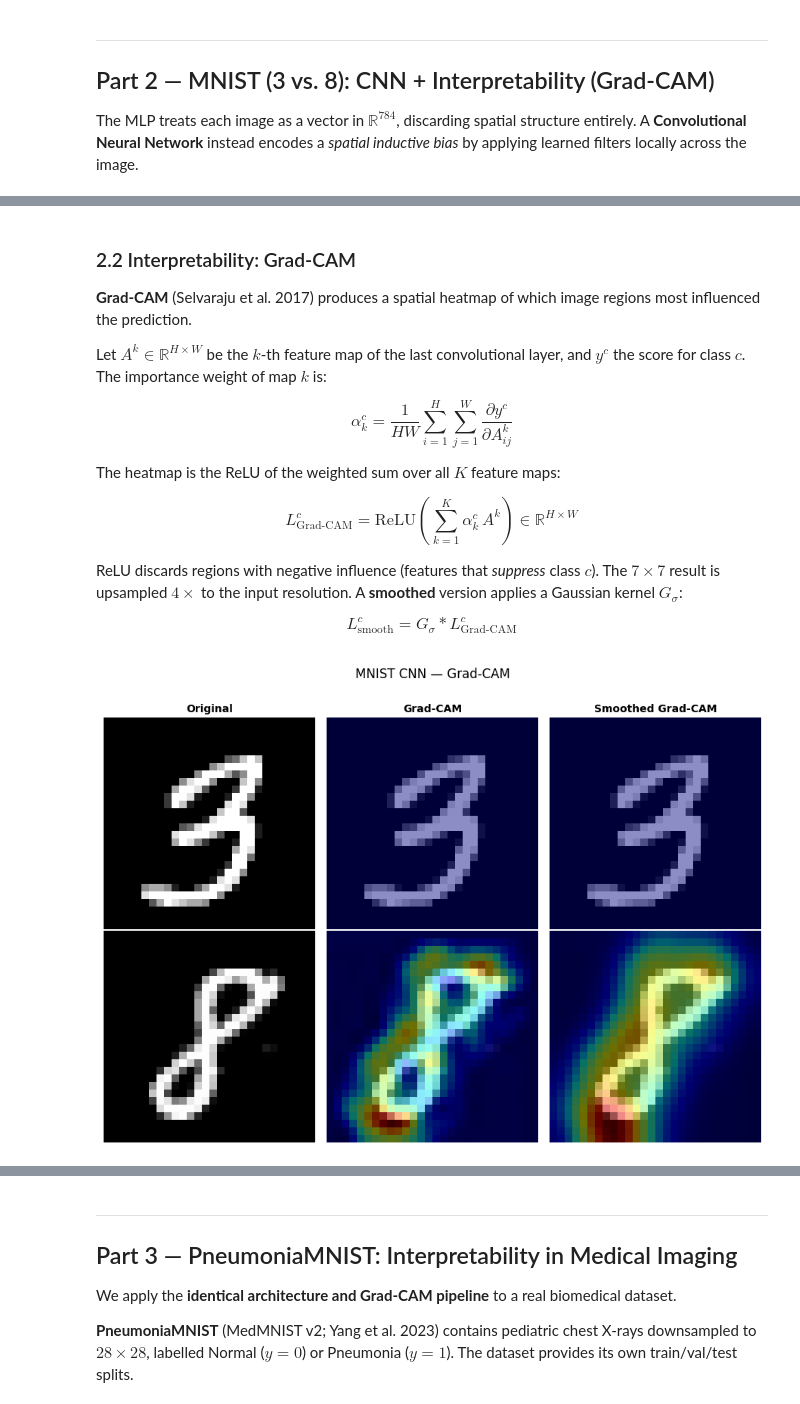
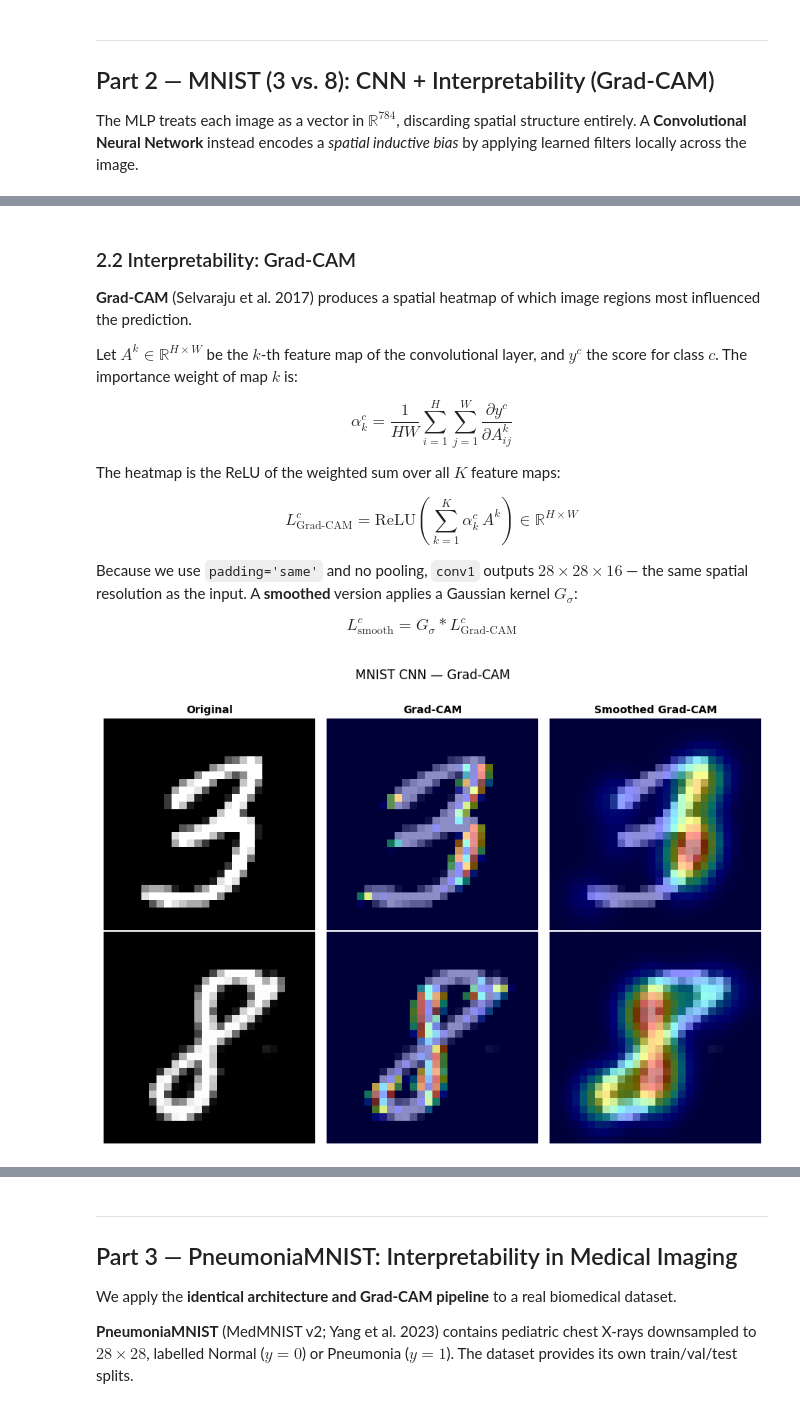
Before and after one commit to SindiLab/workingTutorialSIAM2026, a Jupyter notebook: DL_Example1_MNIST_to_PneumoniaMNIST.ipynb, the cells around one changed output, grey strips where cells are left out. Drawn from its saved outputs; the diff is of its cells as text; code cells hidden in the pictures.

```diff
--- a/DL_Example1_MNIST_to_PneumoniaMNIST.ipynb
+++ b/DL_Example1_MNIST_to_PneumoniaMNIST.ipynb
@@ -210,21 +214,16 @@ The same `build_cnn()` function is reused for PneumoniaMNIST in Part 3 — only
 # %%
 def build_cnn(input_shape=(28, 28)):
-    """Two-layer CNN — identical architecture used for MNIST and PneumoniaMNIST."""
     model = models.Sequential([
         layers.Reshape((28, 28, 1), input_shape=input_shape),
-        layers.Conv2D(16, (3,3), activation="relu", padding="same", name="conv1"),
-        layers.MaxPooling2D((2,2)),
-        layers.Conv2D(32, (3,3), activation="relu", padding="same", name="conv2"),
-        layers.MaxPooling2D((2,2)),
+        layers.Conv2D(16, (3,3), activation='relu', padding='same', name='conv1'),
         layers.Flatten(),
-        layers.Dense(64, activation="relu"),
-        layers.Dense(1, activation="sigmoid"),
-    ], name="CNN")
-    model.compile(optimizer="adam", loss="binary_crossentropy", metrics=["accuracy"])
+        layers.Dense(1, activation='sigmoid'),
+    ], name='CNN')
+    model.compile(optimizer='adam', loss='binary_crossentropy', metrics=['accuracy'])
     return model
 
-cnn_mnist = build_cnn()
-cnn_mnist.summary()
+cnn = build_cnn()
+cnn.summary()
 # %% [output]
 Model: "CNN"
 ┏━━━━━━━━━━━━━━━━━━━━━━━━━━━━━━━━━┳━━━━━━━━━━━━━━━━━━━━━━━━┳━━━━━━━━━━━━━━━┓
@@ -251,6 +242,6 @@ Model: "CNN"
  Non-trainable params: 0 (0.00 B)
 # %%
-cnn_mnist_history = cnn_mnist.fit(
+cnn_history = cnn.fit(
     x_train, y_train,
     validation_data=(x_val, y_val),
     epochs=50,
@@ -258,6 +249,5 @@ cnn_mnist_history = cnn_mnist.fit(
     callbacks=[early_stop],
     verbose=1
 )
-#Figure out why/how the stopping was different.
 # %% [output]
 Epoch 1/50
@@ -296,9 +296,11 @@ CNN test accuracy (held-out 20%): 0.9961
 # %% [markdown]
 ### 2.2 Interpretability: Grad-CAM
 
-**Grad-CAM** (Selvaraju et al. 2017) produces a spatial heatmap of which image regions most influenced the prediction.
+**Grad-CAM** (Selvaraju et al. 2017) produces a spatial heatmap of which image regions
+most influenced the prediction.
 
-Let $A^k \in \mathbb{R}^{H \times W}$ be the $k$-th feature map of the last convolutional layer, and $y^c$ the score for class $c$. The importance weight of map $k$ is:
+Let $A^k \in \mathbb{R}^{H \times W}$ be the $k$-th feature map of the convolutional layer,
+and $y^c$ the score for class $c$. The importance weight of map $k$ is:
 
 $$\alpha_k^c = \frac{1}{HW} \sum_{i=1}^{H}\sum_{j=1}^{W} \frac{\partial y^c}{\partial A^k_{ij}}$$
 
@@ -306,7 +308,9 @@ The heatmap is the ReLU of the weighted sum over all $K$ feature maps:
 
 $$L^c_{\text{Grad-CAM}} = \text{ReLU}\!\left(\sum_{k=1}^{K} \alpha_k^c\, A^k\right) \in \mathbb{R}^{H \times W}$$
 
-ReLU discards regions with negative influence (features that *suppress* class $c$). The $7 \times 7$ result is upsampled $4\times$ to the input resolution. A **smoothed** version applies a Gaussian kernel $G_\sigma$:
+Because we use `padding='same'` and no pooling, `conv1` outputs $28 \times 28 \times 16$ —
+the same spatial resolution as the input.
+A **smoothed** version applies a Gaussian kernel $G_\sigma$:
 
 $$L^c_{\text{smooth}} = G_\sigma * L^c_{\text{Grad-CAM}}$$
 # %%
@@ -353,32 +353,32 @@ def smooth_cam(heatmap, sigma=2):
     return ndi.gaussian_filter(heatmap, sigma=sigma)
 # %%
-def visualise_cam(model, images, labels, indices, label_map, title_prefix=""):
+def visualise_cam(model, images, labels, indices, label_map, title_prefix=''):
     fig, axes = plt.subplots(len(indices), 3, figsize=(9, 3.2 * len(indices)))
     if len(indices) == 1:
         axes = axes[np.newaxis, :]
-    for ax, ct in zip(axes[0], ["Original", "Grad-CAM", "Smoothed Grad-CAM"]):
-        ax.set_title(ct, fontsize=10, fontweight="bold")
+    for ax, ct in zip(axes[0], ['Original', 'Grad-CAM', 'Smoothed Grad-CAM']):
+        ax.set_title(ct, fontsize=10, fontweight='bold')
     for row, idx in enumerate(indices):
         img = images[idx]
-        cam       = grad_cam(model, img)
+        cam        = grad_cam(model, img)
         cam_smooth = smooth_cam(cam)
-        axes[row, 0].imshow(img, cmap="gray")
+        axes[row, 0].imshow(img, cmap='gray')
         axes[row, 0].set_ylabel(label_map[int(labels[idx])], fontsize=9)
         for col, hm in enumerate([cam, cam_smooth], start=1):
-            axes[row, col].imshow(img, cmap="gray")
-            axes[row, col].imshow(hm, cmap="jet", alpha=0.45)
-        for ax in axes[row]: ax.axis("off")
-    plt.suptitle(f"{title_prefix}Grad-CAM", y=1.01)
+            axes[row, col].imshow(img, cmap='gray')
+            axes[row, col].imshow(hm, cmap='jet', alpha=0.45)
+        for ax in axes[row]: ax.axis('off')
+    plt.suptitle(f'{title_prefix}Grad-CAM', y=1.01)
     plt.tight_layout(); plt.show()
 
 idx_3 = np.where(y_test == 0)[0][5]
 idx_8 = np.where(y_test == 1)[0][5]
-label_map_mnist = {0: "Digit 3", 1: "Digit 8"}
+label_map_mnist = {0: 'Digit 3', 1: 'Digit 8'}
 
-visualise_cam(cnn_mnist, x_test, y_test,
+visualise_cam(cnn, x_test, y_test,
               indices=[idx_3, idx_8],
               label_map=label_map_mnist,
-              title_prefix="MNIST CNN — ")
+              title_prefix='MNIST CNN — ')
 # %% [output]
-[figure, old version]
+[figure, new version]
 # %% [markdown]
```
Also changed, not shown: parts of 19 cells of this notebook, 14 other files.
